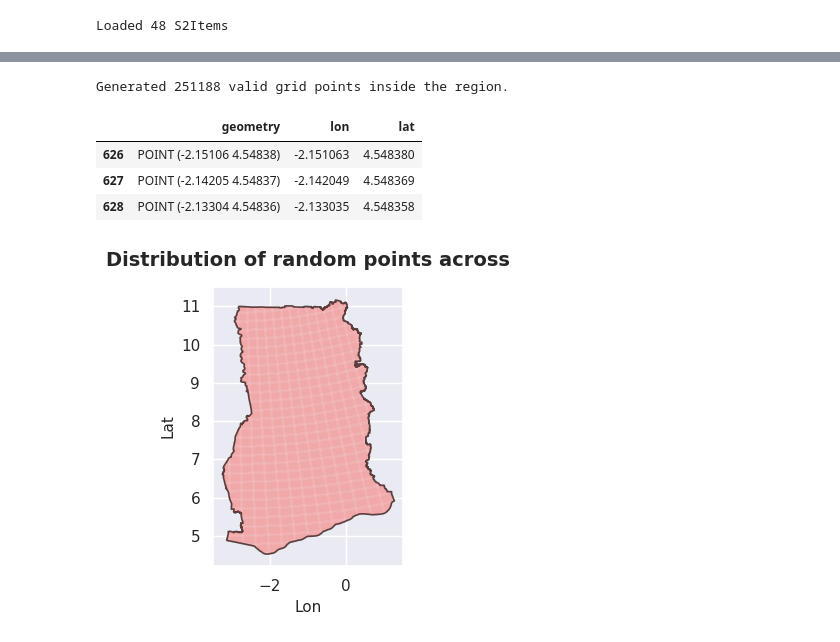
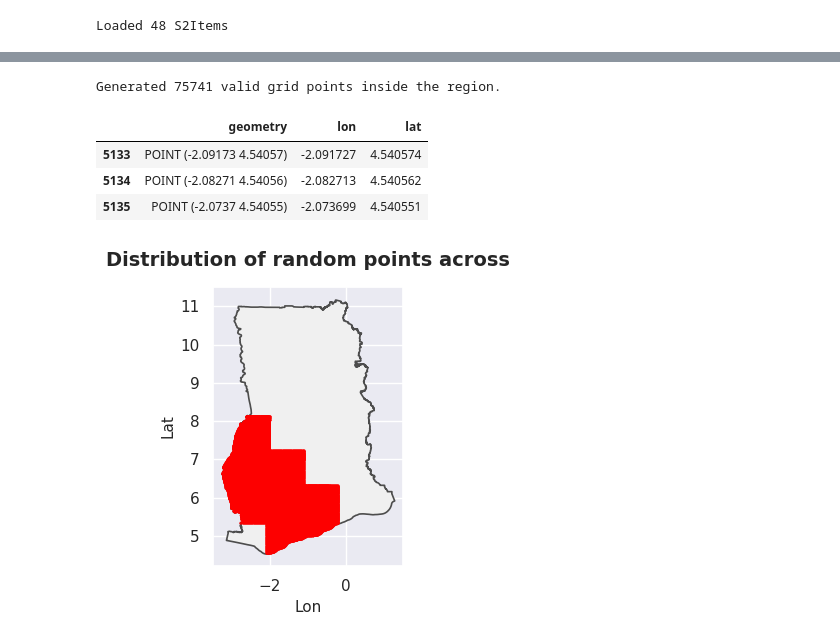
Before and after one commit to arthurgassner-synotis/forestero-skymap-poc, a Jupyter notebook: nb/0-6-predict_ethz.ipynb, the cells around one changed output, grey strips where cells are left out. Saved outputs shown, nothing was run; the diff lists cells and outputs as text; code cells hidden in the pictures.

Commit message:
feat: clean s2item

```diff
--- a/nb/0-6-predict_ethz.ipynb
+++ b/nb/0-6-predict_ethz.ipynb
@@ -49,3 +49,31 @@ s2items = S2Item.load_all()
 print(f"Loaded {len(s2items)} S2Items")
 # %% [output]
 Loaded 48 S2Items
+# %%
+def plot_gdf(gdf: gpd.GeoDataFrame):
+    # Plot base region
+    gdf.plot(ax=plt.gca(), color="#f0f0f0", edgecolor="#4d4d4d", linewidth=1.2)
+
+    plt.xlabel("Lon", fontsize=11)
+
+    plt.ylabel("Lat", fontsize=11)
+
+def plot_polygons(polygons: list[shapely.geometry.polygon.Polygon]) -> None:
+    # Bounds -> gdf
+    for p in polygons:
+        bounds_gdf = gpd.GeoDataFrame({"geometry": [p]}, crs="epsg:4326")
+
+        # Plot Sentinel patches as semi-transparent squares
+        bounds_gdf.plot(ax=plt.gca(), color="#0072B2", edgecolor="#003554", alpha=0.3, linewidth=1.5)
+
+    plt.tight_layout()
+
+# Convert the found patches into polygons
+bboxes = list(set([e.bbox_wgs84 for e in s2items]))
+polygons = [box(*e) for e in bboxes]
+
+# Plot
+fig = plt.figure(figsize=(4,4))
+plot_gdf(GHANA_GDF)
+plot_polygons(polygons)
+plt.title(f"Ghana with all ({len(s2items)}) found S2items")
@@ -54,9 +85,11 @@ Loaded 48 S2Items
 GRID_SPACING_M = 1_000
 
 # Get the bounding box of the unioned geometry
-ghana_metric = GHANA_GDF.to_crs(epsg=32630) # Project to a metric CRS (EPSG:32630 is in meters)
-ghana_poly = ghana_metric.union_all()
-min_x, min_y, max_x, max_y = ghana_poly.bounds
+bboxes = list(set([e.bbox_wgs84 for e in s2items]))
+polygons = [box(*e) for e in bboxes]
+s2item_gdf = gpd.GeoDataFrame(geometry=polygons, crs='EPSG:4326').to_crs(epsg=32630)
+s2item_poly = s2item_gdf.union_all() # Project to a metric CRS (EPSG:32630 is in meters)
+min_x, min_y, max_x, max_y = s2item_poly.bounds
 
 # Generate 1D arrays of X and Y coordinates
 x_coords = np.arange(min_x, max_x, GRID_SPACING_M)
@@ -70,11 +103,16 @@ xs = xx.flatten()
 ys = yy.flatten()
 
 # Convert to a GeoDataFrame
-grid_points = gpd.GeoSeries.from_xy(xs, ys, crs=ghana_metric.crs)
+grid_points = gpd.GeoSeries.from_xy(xs, ys, crs=s2item_gdf.crs)
 grid_gdf = gpd.GeoDataFrame(geometry=grid_points)
 
 # Filter points to keep only those within the polygon boundaries
 # This utilizes spatial indexing under the hood for better performance
+grid_gdf = grid_gdf[grid_gdf.geometry.within(s2item_poly)].copy()
+
+# Only keep the points within Ghana
+ghana_metric = GHANA_GDF.to_crs(epsg=32630) # Project to a metric CRS (EPSG:32630 is in meters)
+ghana_poly = ghana_metric.union_all()
 grid_gdf = grid_gdf[grid_gdf.geometry.within(ghana_poly)].copy()
 
 # Project back to WGS84 (Lat/Lon)
@@ -87,26 +125,26 @@ grid_gdf["lat"] = grid_gdf.geometry.y
 print(f"Generated {len(grid_gdf)} valid grid points inside the region.")
 grid_gdf.head(3)
 # %% [output]
-Generated 251188 valid grid points inside the region.
+Generated 75741 valid grid points inside the region.
 |  | geometry | lon | lat |
-| 626 | POINT (-2.15106 4.54838) | -2.151063 | 4.548380 |
-| 627 | POINT (-2.14205 4.54837) | -2.142049 | 4.548369 |
-| 628 | POINT (-2.13304 4.54836) | -2.133035 | 4.548358 |
+| 5133 | POINT (-2.09173 4.54057) | -2.091727 | 4.540574 |
+| 5134 | POINT (-2.08271 4.54056) | -2.082713 | 4.540562 |
+| 5135 | POINT (-2.0737 4.54055) | -2.073699 | 4.540551 |
 # %%
 # Plot
 def plot_map(gdf: gpd.GeoDataFrame, point_gdf: gpd.GeoDataFrame) -> None:
     fig, ax = plt.subplots(figsize=(6, 4))
 
     gdf.plot(ax=ax, color="#f0f0f0", edgecolor="#4d4d4d", linewidth=1.2)
-    point_gdf.plot(ax=ax, color="RED", markersize=0.001, alpha=0.2)
+    point_gdf.plot(ax=ax, color="RED", markersize=0.1, alpha=1.0)
 
     ax.set_title("Distribution of random points across", fontsize=14, fontweight="bold", pad=15)
     ax.set_xlabel("Lon", fontsize=11)
     ax.set_ylabel("Lat", fontsize=11)
 
     plt.tight_layout()
     plt.show()
 
 plot_map(GHANA_GDF, grid_gdf)
 # %% [output]
-[figure, old version]
+[figure, new version]
```
Also changed, not shown: parts of 9 cells of this notebook, 2 other files.
